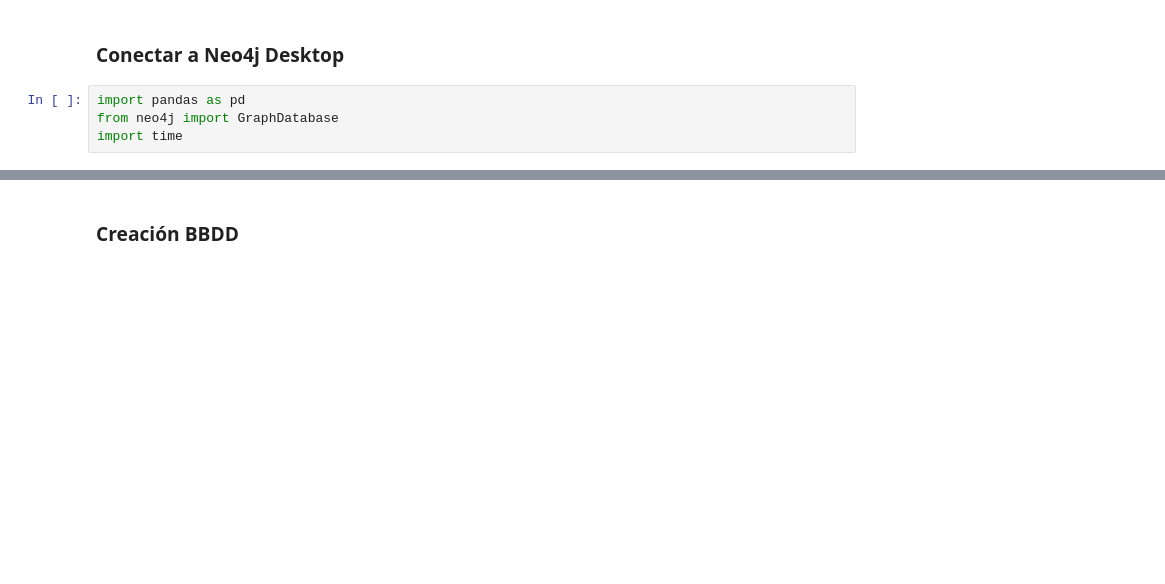
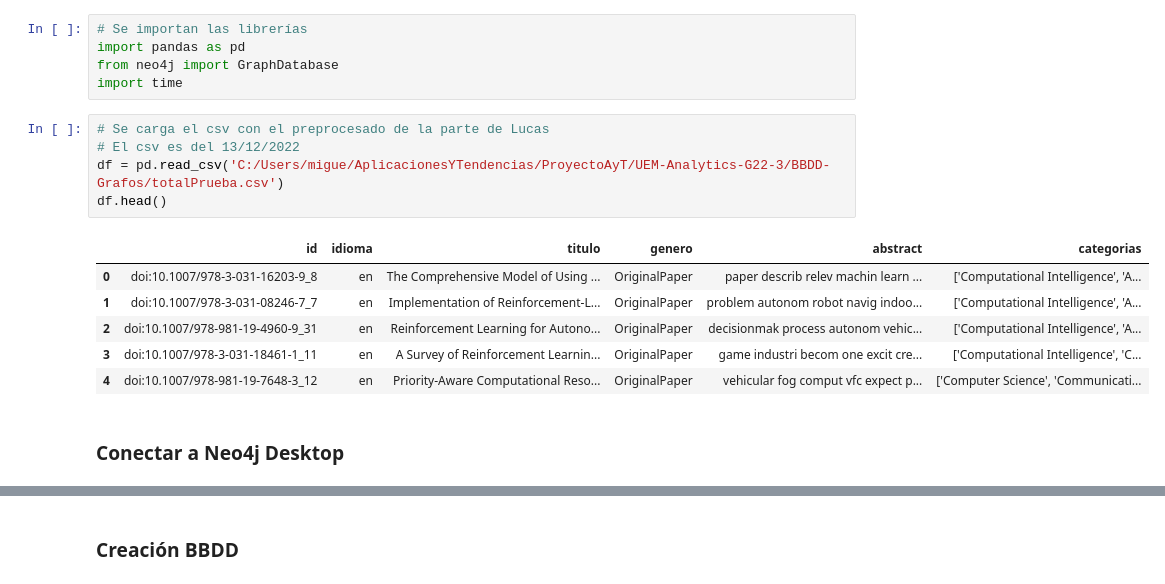
Before and after one commit to GuilleGR99/UEM-Analytics-G22-3, a Jupyter notebook: BBDD-Grafos/BBDD-grafos.ipynb, the cells around one changed output, grey strips where cells are left out. Saved outputs shown, nothing was run; the diff lists cells and outputs as text; blank space fills up the shorter version.

```diff
--- a/BBDD-Grafos/BBDD-grafos.ipynb
+++ b/BBDD-Grafos/BBDD-grafos.ipynb
@@ -1,6 +1,19 @@
+# %%
+# Se importan las librerías
+import pandas as pd
+from neo4j import GraphDatabase
+import time
+# %%
+# Se carga el csv con el preprocesado de la parte de Lucas
+# El csv es del 13/12/2022
+df = pd.read_csv('C:/Users/migue/AplicacionesYTendencias/ProyectoAyT/UEM-Analytics-G22-3/BBDD-Grafos/totalPrueba.csv')
+df.head()
+# %% [output]
+|  | id | idioma | titulo | genero | abstract | categorias |
+| 0 | doi:10.1007/978-3-031-16203-9_8 | en | The Comprehensive Model of Using ... | OriginalPaper | paper describ relev machin learn ... | ['Computational Intelligence', 'A... |
+| 1 | doi:10.1007/978-3-031-08246-7_7 | en | Implementation of Reinforcement-L... | OriginalPaper | problem autonom robot navig indoo... | ['Computational Intelligence', 'A... |
+| 2 | doi:10.1007/978-981-19-4960-9_31 | en | Reinforcement Learning for Autono... | OriginalPaper | decisionmak process autonom vehic... | ['Computational Intelligence', 'A... |
+| 3 | doi:10.1007/978-3-031-18461-1_11 | en | A Survey of Reinforcement Learnin... | OriginalPaper | game industri becom one excit cre... | ['Computational Intelligence', 'C... |
+| 4 | doi:10.1007/978-981-19-7648-3_12 | en | Priority-Aware Computational Reso... | OriginalPaper | vehicular fog comput vfc expect p... | ['Computer Science', 'Communicati... |
 # %% [markdown]
 ### Conectar a Neo4j Desktop
-# %%
-import pandas as pd
-from neo4j import GraphDatabase
-import time
```
Also changed, not shown: parts of 23 cells of this notebook.
